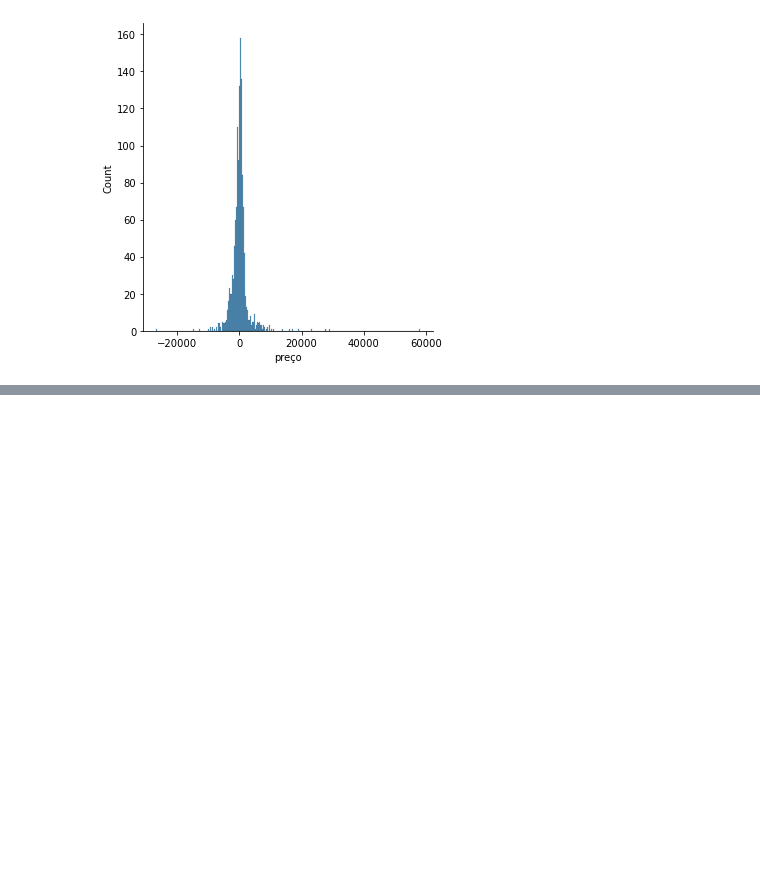
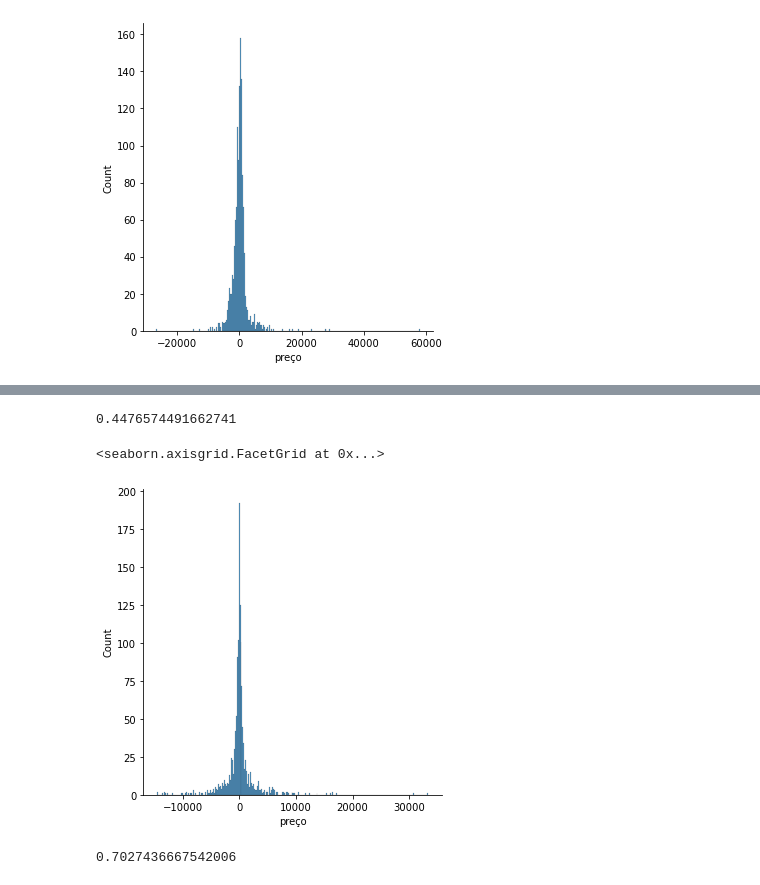
Before and after one commit to thiago-vale/Trabalhos-Awari, a Jupyter notebook: Calculadora de imoveis/Otimizando_modelo.ipynb, the cells around one changed output, grey strips where cells are left out. Drawn from its saved outputs; the diff is of its cells as text; code cells hidden in the pictures; blank space fills up the shorter version.

```diff
--- a/Calculadora de imoveis/Otimizando_modelo.ipynb
+++ b/Calculadora de imoveis/Otimizando_modelo.ipynb
@@ -204,0 +214,16 @@ r2_score(y_test, y_pred)
+# %%
+dt = DecisionTreeRegressor(max_depth=3)
+dt.fit(X_train, y_train)
+y_pred = dt.predict(X_test)
+mape(y_test, y_pred)
+# %% [output]
+0.4476574491662741
+# %%
+sns.displot(residuals)
+# %% [output]
+<seaborn.axisgrid.FacetGrid at 0x...>
+[figure, added]
+# %%
+r2_score(y_test, y_pred)
+# %% [output]
+0.7027436667542006
```
Also changed, not shown: parts of 16 cells of this notebook.
